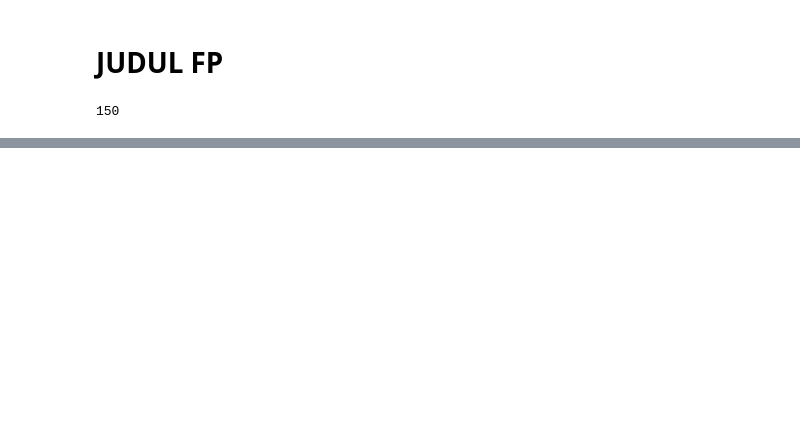
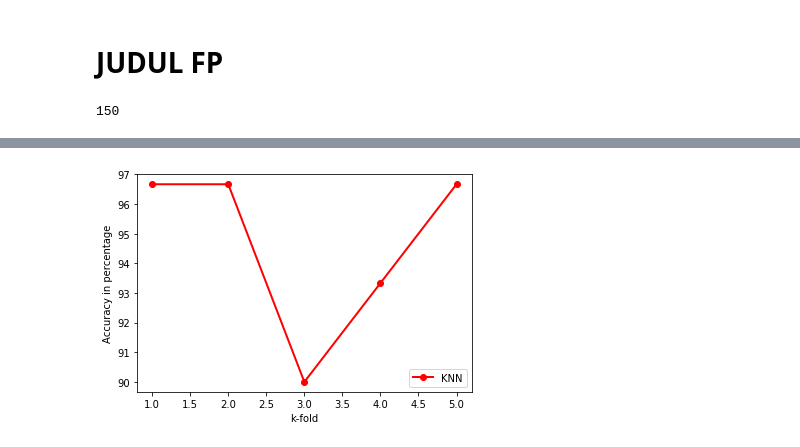
Before and after one commit to IllhamHanafi/FP-Datmin, a Jupyter notebook: FP-Datmin.ipynb, the cells around one changed output, grey strips where cells are left out. Saved outputs shown, nothing was run; the diff lists cells and outputs as text; code cells hidden in the pictures; blank space fills up the shorter version.

```diff
--- a/FP-Datmin.ipynb
+++ b/FP-Datmin.ipynb
@@ -119,13 +119,6 @@ X = dataset.iloc[:, :-1].values
 Y = dataset.iloc[:, -1].values
 
 print(X)
-
-# #Normalisasi nilai X
-scaler = MinMaxScaler()
-scaler.fit(X)
-X = scaler.transform(X)
-
-print(X)
 # %% [output]
 [[5.1 3.5 1.4 0.2]
  [4.9 3.  1.4 0.2]
@@ -150,26 +167,12 @@ x_train, x_test, y_train, y_test = train_test_split(X, Y, test_size=0.2)
 # %%
-prediction = []
-for i in range(len(x_test)):
-    #mendapatkan tetangga terdekat
-    neighbors = getNeighbors(x_train, x_test[i], y_train, 3)
-    #mendapatkan kelas berdasarkan tetangga terdekat
-    result = getResponse(neighbors)
-    #memasukkan nilai kelas ke array prediction
-    prediction.append(result)
-    print('> predicted=' + repr(result) + ', actual=' + repr(y_test[i]))
-    neighbors.clear()
-#menghitung akurasi dengan mengecek antara akurasi dengan nama kelas yang sebenarnya
-accuracy = getAccuracy(y_test, prediction)
-prediction.clear()
-# print(y_test)
-# print(prediction)
-print('Non-KFold Accuracy: ' + repr(accuracy) + "%")
+#5 Fold
 fold = 1
 KF_xtrain = []
 KF_xtest = []
 KF_ytrain = []
 KF_ytest = []
-kfold = KFold(n_splits=3, shuffle=True, random_state=True)
+knn_5fold_result = []
+kfold = KFold(n_splits=5, shuffle=True, random_state=True)
 for train, test in kfold.split(X, Y):
     # print('train: %s, test: %s' % (X[train], X[test]))
     KF_xtrain.append(X[train])
@@ -182,18 +185,14 @@ for train, test in kfold.split(X, Y):
         prediction.append(result)
         neighbors.clear()
     accuracy = getAccuracy(KF_ytest[0], prediction)
+    knn_5fold_result.append(accuracy)
     prediction.clear()
     # print(y_test)
     # print(prediction)
-    print('KFold' + str(fold) + 'Accuracy: ' + repr(accuracy) + "%")
+    print('KFold ' + str(fold) + ' Accuracy: ' + repr(accuracy) + "%")
     fold += 1
     KF_xtest.clear()
     KF_xtrain.clear()
     KF_ytest.clear()
     KF_ytrain.clear()
-    # print(train)
-    # print(test)
-    # print(KF_xtrain)
-    # for j in range(len(test)):
-        # KFold_neighbors = getNeighbors()
 # %% [output]
@@ -216,0 +246,8 @@ KFold3Accuracy: 90.0%
+# %%
+plt.plot([1,2,3,4,5],knn_5fold_result,'-ro', label="KNN", linewidth=2.0)
+plt.legend(loc='lower right')
+plt.xlabel('k-fold')
+plt.ylabel('Accuracy in percentage')
+plt.show()
+# %% [output]
+[figure, added]
```
Also changed, not shown: parts of 6 cells of this notebook.
